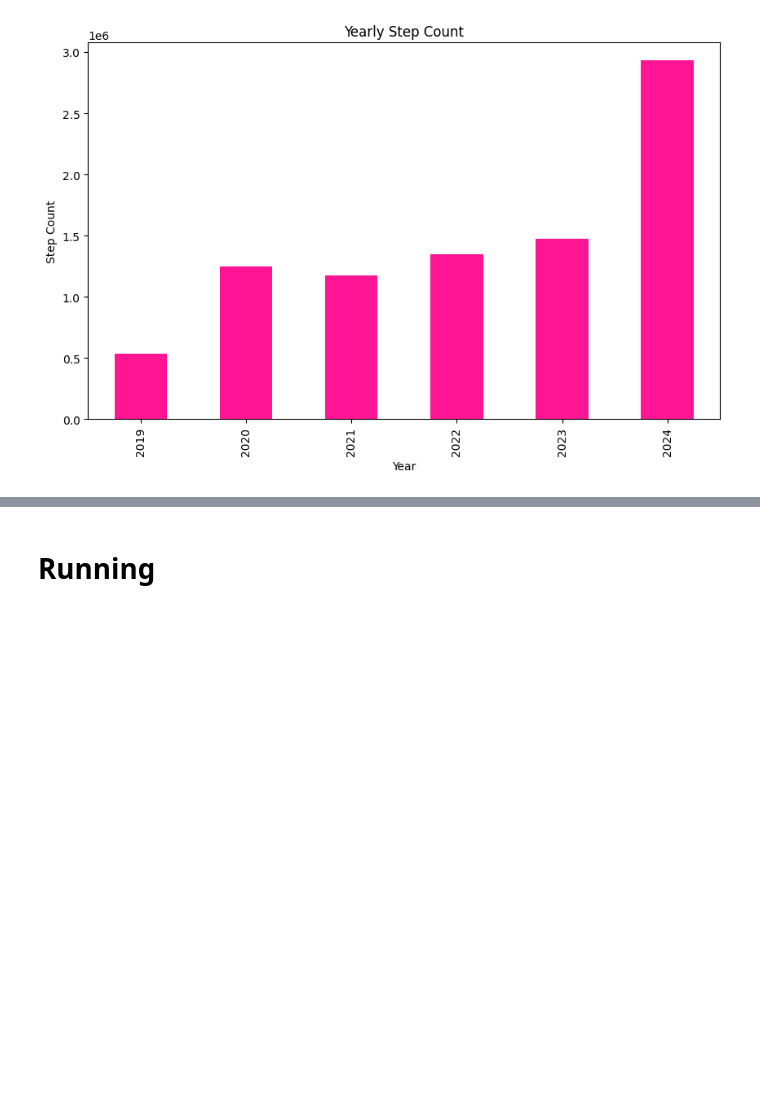
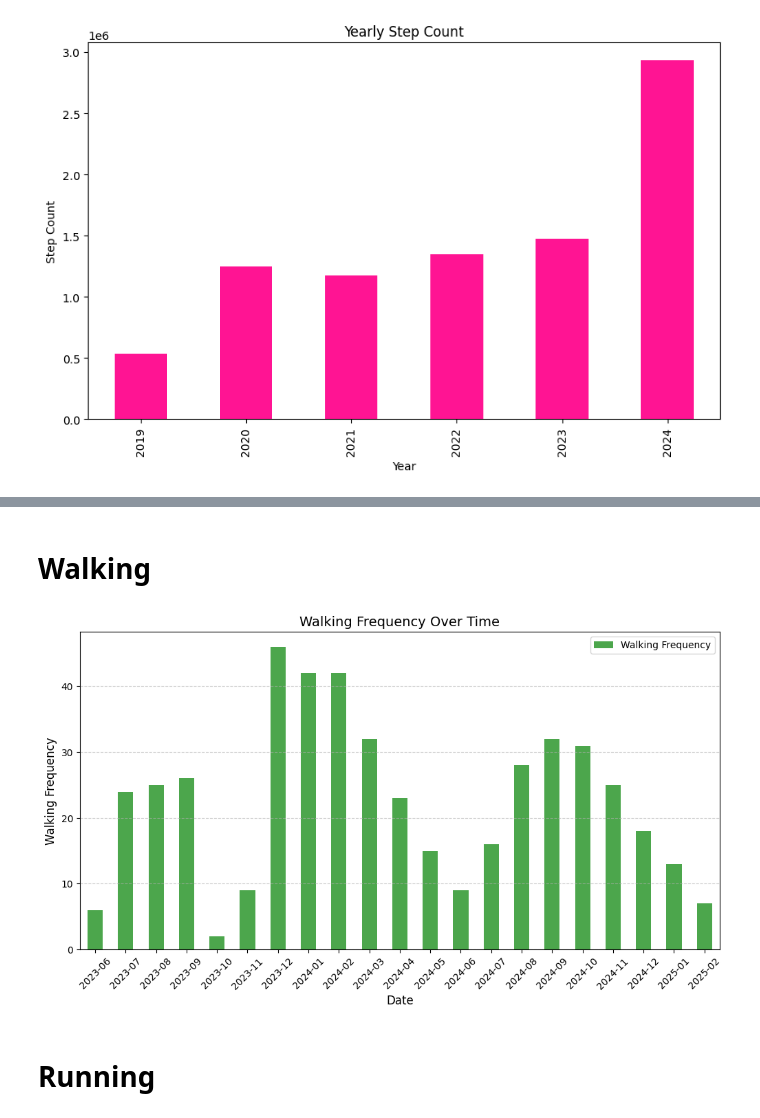
Before and after one commit to lerissamistry/My-Fitness-Journey-Through-Data, a Jupyter notebook: My_Fitness_Journey_Through_Data_A_Five_Year_Transformation.ipynb, the cells around one changed output, grey strips where cells are left out. Cells and saved outputs as stored; diff of their text form; code cells hidden in the pictures; blank space fills up the shorter version.

```diff
--- a/My_Fitness_Journey_Through_Data_A_Five_Year_Transformation.ipynb
+++ b/My_Fitness_Journey_Through_Data_A_Five_Year_Transformation.ipynb
@@ -401,3 +430,24 @@ plt.show()
+# %% [markdown]
+# Walking
+# %%
+# total number of walking workouts per month
+monthly_walking = workouts[(workouts['Workout Type'] == 'Outdoor Walk') | (workouts['Workout Type'] == 'Indoor Walk')].resample('ME').size()
+
+# Change index for better visual on the axis
+monthly_walking.index = monthly_walking.index.to_period('M')
+
+# Plot walking frequency bar chart over time
+plt.figure(figsize=(12, 6))
+monthly_walking.plot(kind='bar', color='green', alpha=0.7, label='Walking Frequency')
+plt.title('Walking Frequency Over Time', fontsize=14)
+plt.xlabel('Date', fontsize=12)
+plt.ylabel('Walking Frequency', fontsize=12)
+plt.xticks(rotation=45)
+plt.grid(axis='y', linestyle='--', alpha=0.6)
+plt.legend()
+plt.show()
+# %% [output]
+[figure, added]
 # %% [markdown]
 # Running
 # %%
```
Also changed, not shown: parts of 8 cells of this notebook.
